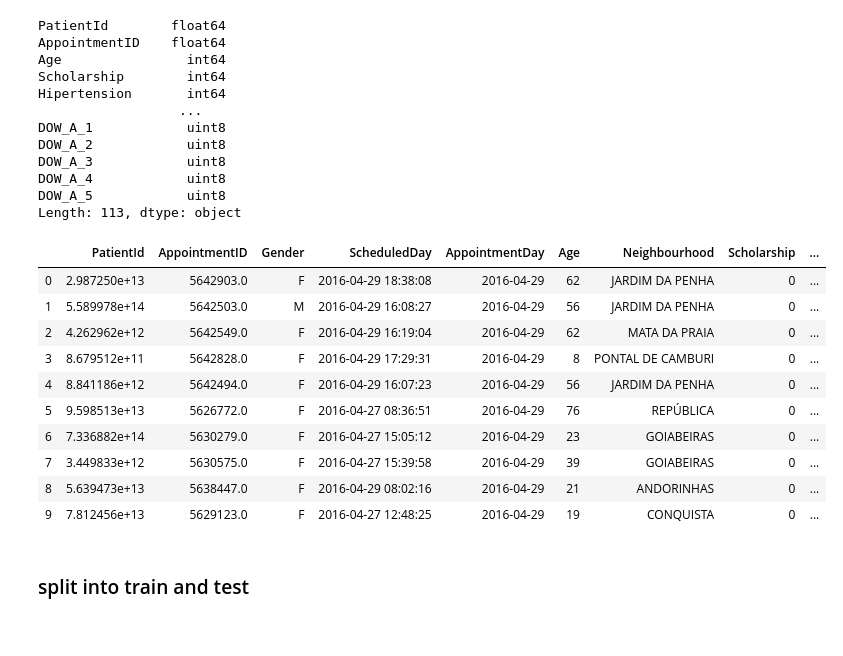
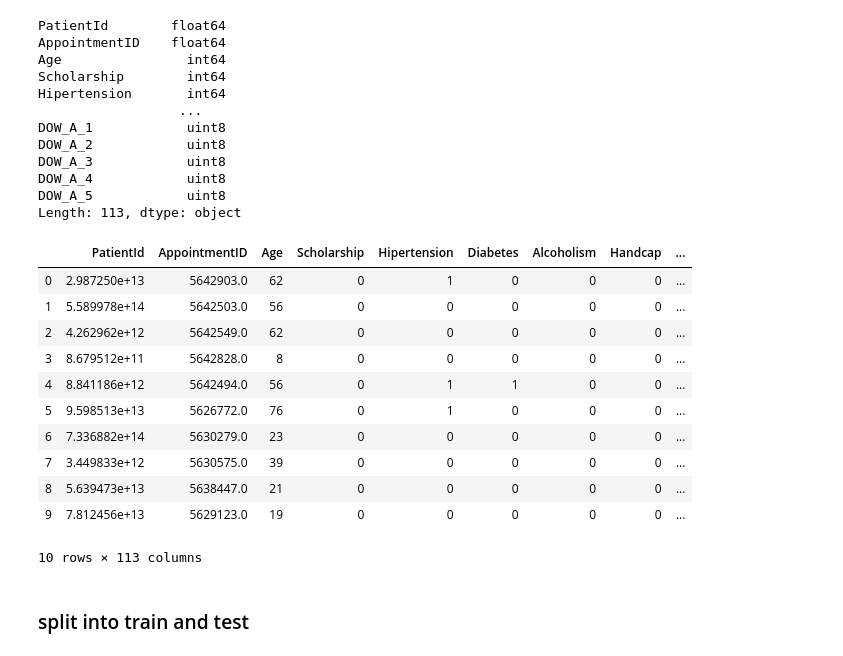
Before and after one commit to vpl19/ML_HDA_project, a Jupyter notebook: ML_Notebbok2.ipynb, the cells around one changed output. Cells and saved outputs as stored; diff of their text form; code cells hidden in the pictures.

```diff
--- a/ML_Notebbok2.ipynb
+++ b/ML_Notebbok2.ipynb
@@ -318,19 +321,20 @@ DOW_A_4            uint8
 DOW_A_5            uint8
 Length: 113, dtype: object
 # %%
-appointment.head(10)
+appointment_hot.head(10)
 # %% [output]
-|  | PatientId | AppointmentID | Gender | ScheduledDay | AppointmentDay | Age | Neighbourhood | Scholarship | ... |
-| 0 | 2.987250e+13 | 5642903.0 | F | 2016-04-29 18:38:08 | 2016-04-29 | 62 | JARDIM DA PENHA | 0 | ... |
-| 1 | 5.589978e+14 | 5642503.0 | M | 2016-04-29 16:08:27 | 2016-04-29 | 56 | JARDIM DA PENHA | 0 | ... |
-| 2 | 4.262962e+12 | 5642549.0 | F | 2016-04-29 16:19:04 | 2016-04-29 | 62 | MATA DA PRAIA | 0 | ... |
-| 3 | 8.679512e+11 | 5642828.0 | F | 2016-04-29 17:29:31 | 2016-04-29 | 8 | PONTAL DE CAMBURI | 0 | ... |
-| 4 | 8.841186e+12 | 5642494.0 | F | 2016-04-29 16:07:23 | 2016-04-29 | 56 | JARDIM DA PENHA | 0 | ... |
-| 5 | 9.598513e+13 | 5626772.0 | F | 2016-04-27 08:36:51 | 2016-04-29 | 76 | REPÚBLICA | 0 | ... |
-| 6 | 7.336882e+14 | 5630279.0 | F | 2016-04-27 15:05:12 | 2016-04-29 | 23 | GOIABEIRAS | 0 | ... |
-| 7 | 3.449833e+12 | 5630575.0 | F | 2016-04-27 15:39:58 | 2016-04-29 | 39 | GOIABEIRAS | 0 | ... |
-| 8 | 5.639473e+13 | 5638447.0 | F | 2016-04-29 08:02:16 | 2016-04-29 | 21 | ANDORINHAS | 0 | ... |
-| 9 | 7.812456e+13 | 5629123.0 | F | 2016-04-27 12:48:25 | 2016-04-29 | 19 | CONQUISTA | 0 | ... |
+|  | PatientId | AppointmentID | Age | Scholarship | Hipertension | Diabetes | Alcoholism | Handcap | ... |
+| 0 | 2.987250e+13 | 5642903.0 | 62 | 0 | 1 | 0 | 0 | 0 | ... |
+| 1 | 5.589978e+14 | 5642503.0 | 56 | 0 | 0 | 0 | 0 | 0 | ... |
+| 2 | 4.262962e+12 | 5642549.0 | 62 | 0 | 0 | 0 | 0 | 0 | ... |
+| 3 | 8.679512e+11 | 5642828.0 | 8 | 0 | 0 | 0 | 0 | 0 | ... |
+| 4 | 8.841186e+12 | 5642494.0 | 56 | 0 | 1 | 1 | 0 | 0 | ... |
+| 5 | 9.598513e+13 | 5626772.0 | 76 | 0 | 1 | 0 | 0 | 0 | ... |
+| 6 | 7.336882e+14 | 5630279.0 | 23 | 0 | 0 | 0 | 0 | 0 | ... |
+| 7 | 3.449833e+12 | 5630575.0 | 39 | 0 | 0 | 0 | 0 | 0 | ... |
+| 8 | 5.639473e+13 | 5638447.0 | 21 | 0 | 0 | 0 | 0 | 0 | ... |
+| 9 | 7.812456e+13 | 5629123.0 | 19 | 0 | 0 | 0 | 0 | 0 | ... |
+10 rows × 113 columns
 # %% [markdown]
 ### split into train and test
 # %%
```
Also changed, not shown: parts of 51 cells of this notebook.
